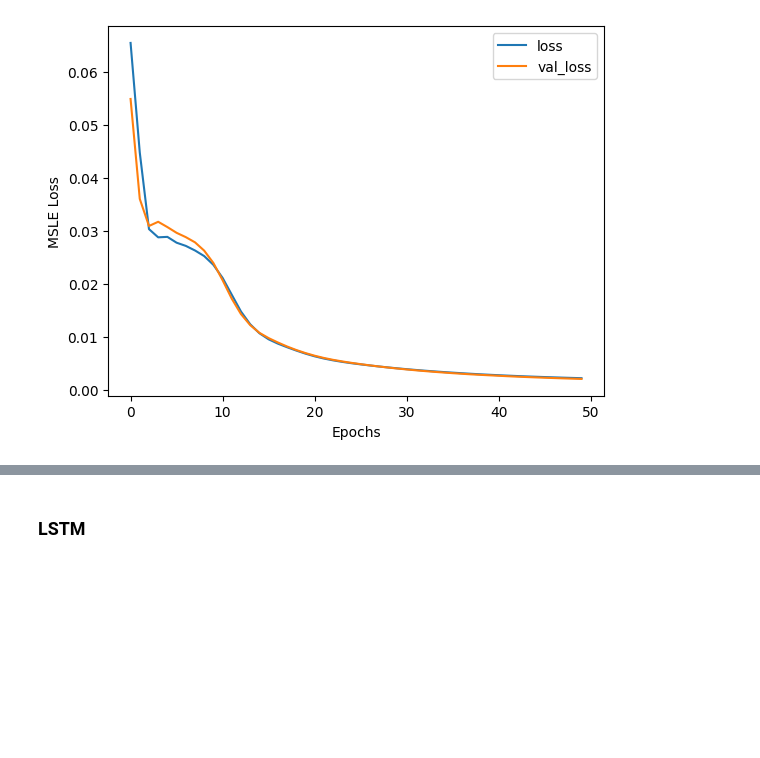
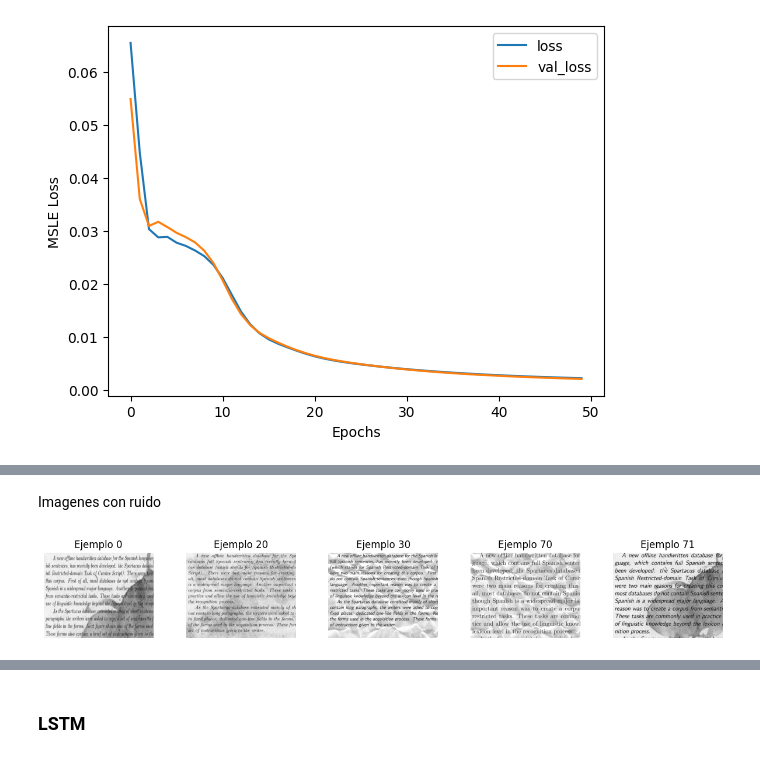
Before and after one commit to principioincertidumbre/Tarea3_MLA, a Jupyter notebook: Tarea_3_MLA.ipynb, the cells around one changed output, grey strips where cells are left out. Cells and saved outputs as stored; diff of their text form; code cells hidden in the pictures; blank space fills up the shorter version.

```diff
--- a/Tarea_3_MLA.ipynb
+++ b/Tarea_3_MLA.ipynb
@@ -243,0 +232,7 @@ plt.imshow(y_pred_ae[0, :, :, :], cmap='gray')
+# %%
+example_idx = [0, 20, 30, 70, 71]
+image_size=(420, 540)
+filtered_images = [X_test[img_idx] for img_idx in example_idx]
+filtered_titles = [f'Ejemplo {img_idx}' for img_idx in example_idx]
+filtered_images_preds = [model.predict(X_test[img_idx, :, :, :].reshape((1, image_size[0], image_size[1], 1))) for img_idx in example_idx]
+filtered_images_preds = [img[0, :, :, :] for img in filtered_images_preds]
@@ -243,0 +245,6 @@ plt.imshow(y_pred_ae[0, :, :, :], cmap='gray')
+# %% [markdown]
+Imagenes con ruido
+# %%
+plot_images_in_grid(filtered_images, filtered_titles, n_examples=len(filtered_images), n_rows=1)
+# %% [output]
+[figure, added]
```
Also changed, not shown: parts of 7 cells of this notebook.
